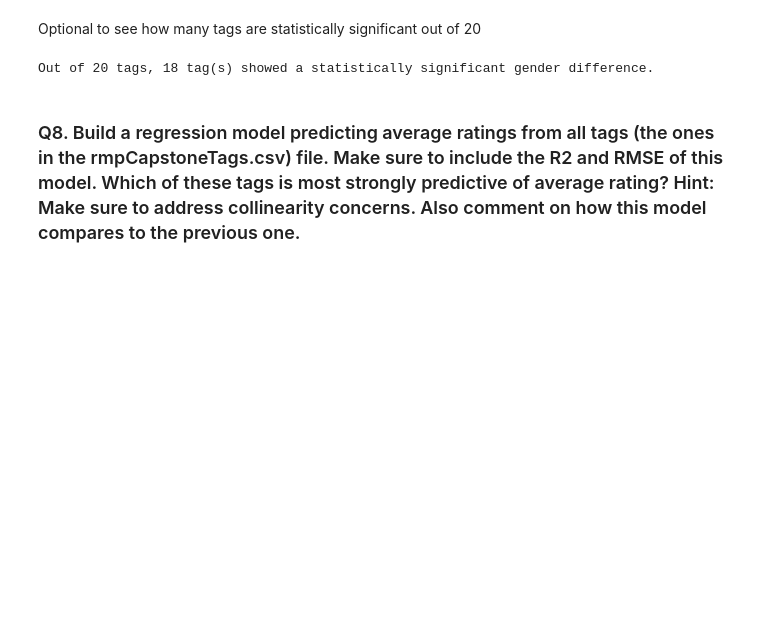
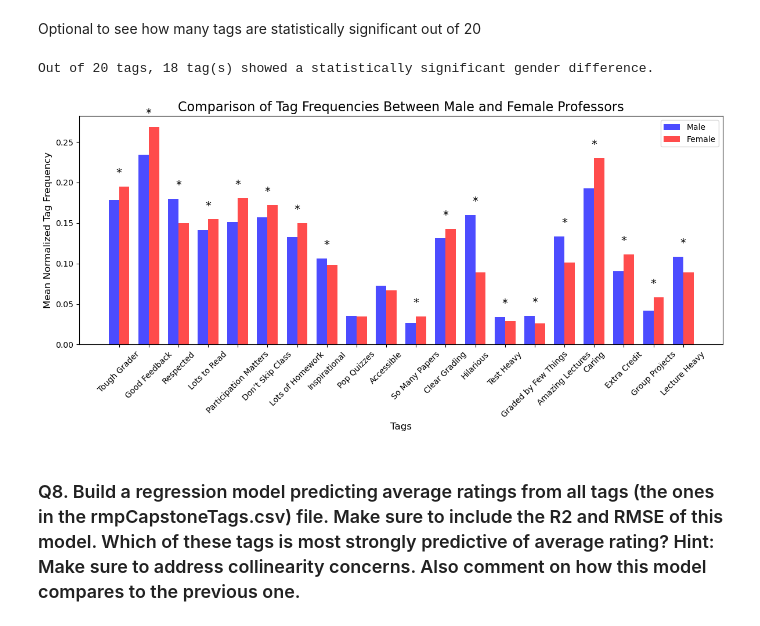
Before and after one commit to kk5739/rate-my-professor-rating-analysis, a Jupyter notebook: IDS_Capstone_Q2_4_8 copy.ipynb, the cells around one changed output. Drawn from its saved outputs; the diff is of its cells as text; code cells hidden in the pictures; blank space fills up the shorter version.

```diff
--- a/IDS_Capstone_Q2_4_8 copy.ipynb
+++ b/IDS_Capstone_Q2_4_8 copy.ipynb
@@ -310,0 +300,17 @@ filtered_df_num['Gender'] = filtered_df_num.apply(determine_gender, axis=1)
+# %%
+## NOT THIS
+# Combine all male and female tag data into a single column
+male_combined = male_tags.stack().dropna()
+female_combined = female_tags.stack().dropna()
+
+# Perform Mann-Whitney U test for all data
+u_stat, p_val = stats.mannwhitneyu(male_combined, female_combined, alternative='two-sided')
+
+# Display results for general gender difference
+print("\nOverall Mann-Whitney U Test:")
+print(f"U-statistic: {u_stat:.4f}, p-value: {p_val:.4f}")
+
+if p_val < 0.005:
+    print("Reject H0: There is a significant gender difference across all tags.")
+else:
+    print("Fail to reject H0: There is no significant gender difference across all tags.")
@@ -404,6 +374,41 @@ total_tags = len(filtered_df_tags_normalized.columns)
 print(f"\nOut of {total_tags} tags, {num_significant_tags} tag(s) showed a statistically significant gender difference.")
 # %% [output]
 Out of 20 tags, 18 tag(s) showed a statistically significant gender difference.
+# %%
+import matplotlib.pyplot as plt
+import numpy as np
+
+# Extract male and female means for each tag
+male_means = male_tags.mean()
+female_means = female_tags.mean()
+tags = male_means.index
+
+# Define bar positions
+x = np.arange(len(tags))  # Tag indices for the x-axis
+width = 0.35  # Width of the bars
+
+# Create a grouped bar plot
+plt.figure(figsize=(12, 6))
+plt.bar(x - width/2, male_means, width, label='Male', color='blue', alpha=0.7)
+plt.bar(x + width/2, female_means, width, label='Female', color='red', alpha=0.7)
+
+# Add labels, title, and legend
+plt.xlabel('Tags', fontsize=12)
+plt.ylabel('Mean Normalized Tag Frequency', fontsize=12)
+plt.title('Comparison of Tag Frequencies Between Male and Female Professors', fontsize=16)
+plt.xticks(x, tags, rotation=45, fontsize=10)
+plt.legend()
+
+# Highlight significant tags (optional)
+for i, tag in enumerate(tags):
+    if tag in significant_tags["Tag"].values:
+        plt.text(i, max(male_means[tag], female_means[tag]) + 0.01, '*',
+                 ha='center', va='bottom', fontsize=14, color='black')
+
+plt.tight_layout()
+plt.show()
+# %% [output]
+[figure, added]
 # %% [markdown]
 ### Q8. Build a regression model predicting average ratings from all tags (the ones in the rmpCapstoneTags.csv) file. Make sure to include the R2 and RMSE of this model. Which of these tags is most strongly predictive of average rating? Hint: Make sure to address collinearity concerns. Also comment on how this model compares to the previous one.
 # %% [markdown]
```
Also changed, not shown: parts of 3 cells of this notebook.
